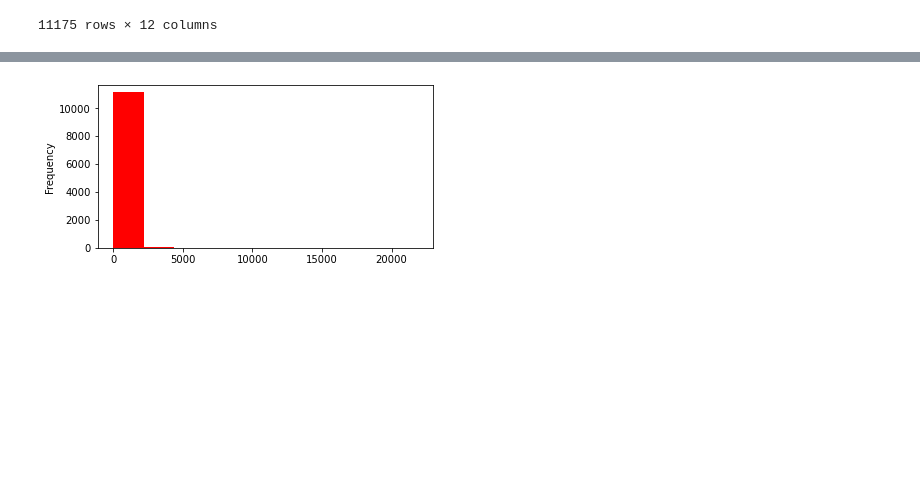
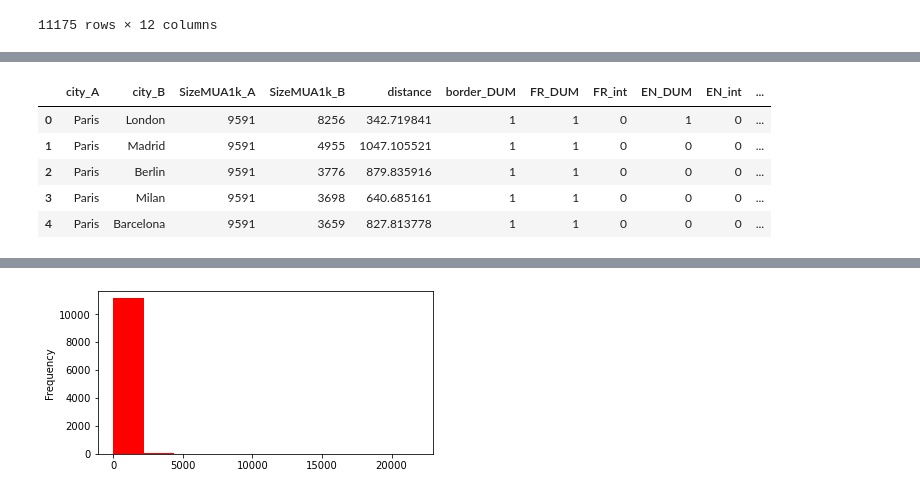
Before and after one commit to seriousdeejay/citynet, a Jupyter notebook: src/analyses/Brecht/dataframe_for_gm.ipynb, the cells around one changed output, grey strips where cells are left out. Cells and saved outputs as stored; diff of their text form; code cells hidden in the pictures; blank space fills up the shorter version.

```diff
--- a/src/analyses/Brecht/dataframe_for_gm.ipynb
+++ b/src/analyses/Brecht/dataframe_for_gm.ipynb
@@ -633,0 +668,9 @@ gravity_df.to_csv(fp, index = False, sep = ";")
+# %%
+edge_df.head()
+# %% [output]
+|  | city_A | city_B | SizeMUA1k_A | SizeMUA1k_B | distance | border_DUM | FR_DUM | FR_int | EN_DUM | EN_int | ... |
+| 0 | Paris | London | 9591 | 8256 | 342.719841 | 1 | 1 | 0 | 1 | 0 | ... |
+| 1 | Paris | Madrid | 9591 | 4955 | 1047.105521 | 1 | 1 | 0 | 0 | 0 | ... |
+| 2 | Paris | Berlin | 9591 | 3776 | 879.835916 | 1 | 1 | 0 | 0 | 0 | ... |
+| 3 | Paris | Milan | 9591 | 3698 | 640.685161 | 1 | 1 | 0 | 0 | 0 | ... |
+| 4 | Paris | Barcelona | 9591 | 3659 | 827.813778 | 1 | 1 | 0 | 0 | 0 | ... |
```
Also changed, not shown: parts of 37 cells of this notebook, 6 other files.
